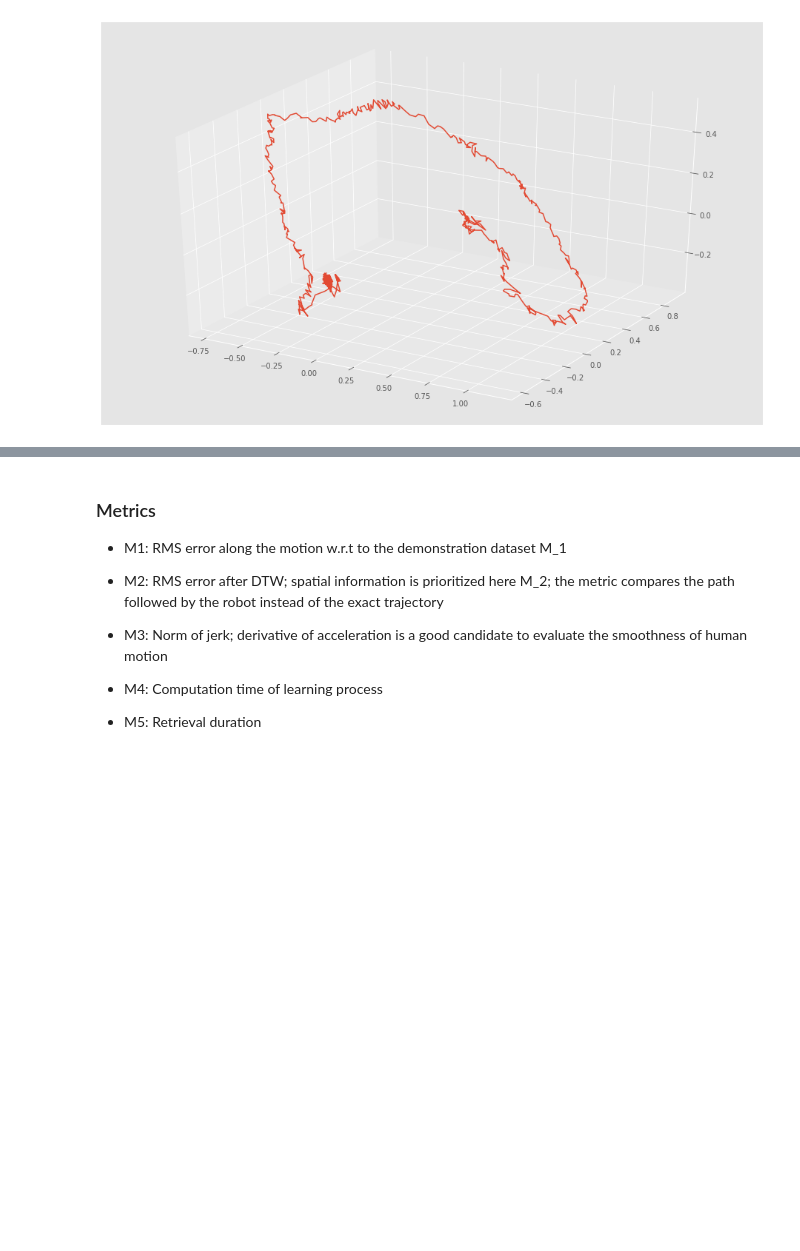
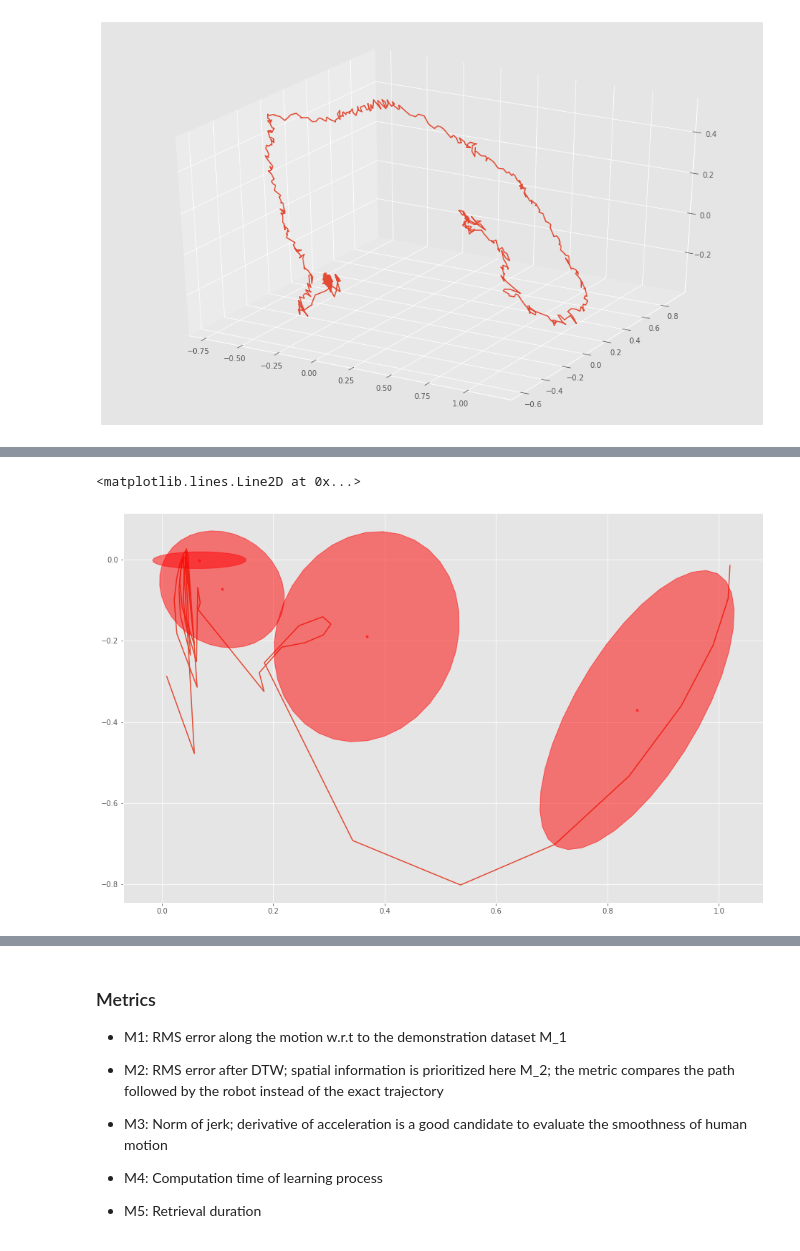
Before and after one commit to marctuscher/imitation-learning, a Jupyter notebook: slides/slides_clean.ipynb, the cells around one changed output, grey strips where cells are left out. Drawn from its saved outputs; the diff is of its cells as text; code cells hidden in the pictures; blank space fills up the shorter version.

```diff
--- a/slides/slides_clean.ipynb
+++ b/slides/slides_clean.ipynb
@@ -411,0 +481,10 @@ plot_3d_trajectory(tfd_traj)
+# %%
+fig = plt.figure(figsize=(16, 10))
+ax = fig.add_subplot()
+trajectory = np.array(trajectory)
+ax.plot(trajectory[:, dim], trajectory[:, dim + 7])
+
+pbd.plot_gmm(model.mu, model.sigma, dim=[dim, dim + 7])
+# %% [output]
+<matplotlib.lines.Line2D at 0x...>
+[figure, added]
```
Also changed, not shown: parts of 16 cells of this notebook.
